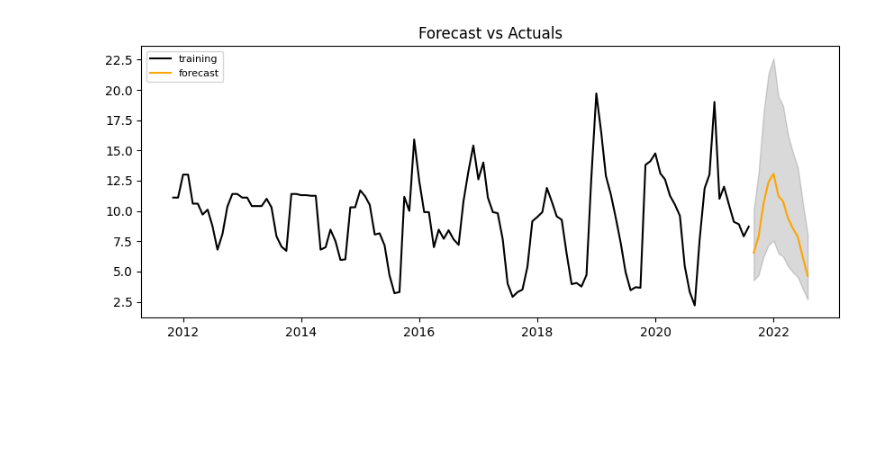
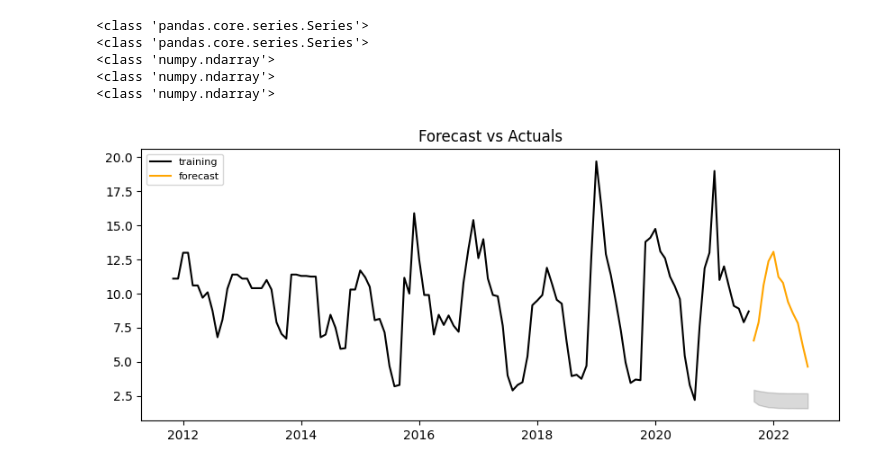
Before and after one commit to c-villalobos/water_pollution, a Jupyter notebook: notebooks/cristian/time_series/arima_predict.ipynb, the cells around one changed output. Drawn from its saved outputs; the diff is of its cells as text; code cells hidden in the pictures; blank space fills up the shorter version.

Commit message:
models/arima.py: Add predict function

```diff
--- a/notebooks/cristian/time_series/arima_predict.ipynb
+++ b/notebooks/cristian/time_series/arima_predict.ipynb
@@ -17,6 +16,20 @@ length = 12
 result_mul = seasonal_decompose(df['1340'], model = 'multiplicative', period = 12)
 # %%
 def predict(df, length):
+    '''
+    Input:
+    - time serie                          (pd.serie)
+    - forecast length in months           (int)
+
+    It performs an ARIMA prediction of the time series for the next 'length' months.
+
+    Returns:
+    - deseasonalized and linearized serie (pd serie)
+    - forecast serie                      (pd serie)
+    - std_err                             (np.ndarray)
+    - confidence interval serie           (np.ndarray)
+    - forecast length in months           (np.ndarray)
+    '''
     result_mul = seasonal_decompose(df['1340'], model = 'multiplicative', period = 12)
 
     df['deseasonalized'] = df['1340'].values/result_mul.seasonal
@@ -31,9 +44,4 @@ def predict(df, length):
     train = np.exp(train)*result_mul.seasonal
     lower = np.exp(confidence_int)[:,0]*result_mul.seasonal[-length:]
     upper = np.exp(confidence_int)[:,1]*result_mul.seasonal[-length:]
-    return train, forecast, std_err, confidence_int
-
-#forecast_recons = np.exp(forecast)*result_mul.seasonal[-length:]
-#train_recons = np.exp(train)*result_mul.seasonal
-#lower_recons = np.exp(confidence_int)[:,0]*result_mul.seasonal[-length:]
-#upper_recons = np.exp(confidence_int)[:,1]*result_mul.seasonal[-length:]
+    return train, forecast, std_err, confidence_int, length
@@ -77,0 +48,2 @@ CONVERGENCE: REL_REDUCTION_OF_F_<=_FACTR*EPSMCH
+# %%
+fore_12 = predict(df, 12)
@@ -78,6 +69,7 @@ CONVERGENCE: REL_REDUCTION_OF_F_<=_FACTR*EPSMCH
 # %%
-forecast = predict(df, length)[1]
-train = predict(df, length)[0]
-upper = predict(df, length)[3][:,0]
-lower = predict(df, length)[3][:,1]
-confidence_int = predict(df, length)[3]
+forecast = fore_12[1]
+train = fore_12[0]
+upper = fore_12[3][:,0]
+lower = fore_12[3][:,1]
+confidence_int = fore_12[3]
+length = fore_12[4]
@@ -175,5 +76,17 @@ CONVERGENCE: REL_REDUCTION_OF_F_<=_FACTR*EPSMCH
+# %%
+print(type(forecast))
+print(type(train))
+print(type(upper))
+print(type(lower))
+print(type(confidence_int))
+# %% [output]
+<class 'pandas.core.series.Series'>
+<class 'pandas.core.series.Series'>
+<class 'numpy.ndarray'>
+<class 'numpy.ndarray'>
+<class 'numpy.ndarray'>
 # %%
-def plot_forecast(fc, train, upper=None, lower=None):
+def plot_forecast(train, length, fc, upper=None, lower=None):
     index = train.index[-length:] + train.index.freq*length
     is_confidence_int = isinstance(upper, np.ndarray) and isinstance(lower, np.ndarray)
     # Prepare plot series
@@ -190,6 +103,6 @@ def plot_forecast(fc, train, upper=None, lower=None):
     plt.title('Forecast vs Actuals')
     plt.legend(loc='upper left', fontsize=8);
 # %%
-plot_forecast(forecast_recons.values, train_recons, lower_recons.values, upper_recons.values)
+plot_forecast(train, length, forecast.values, lower, upper)
 # %% [output]
-[figure, old version]
+[figure, new version]
```
Also changed, not shown: parts of 6 cells of this notebook, 1 other file.
